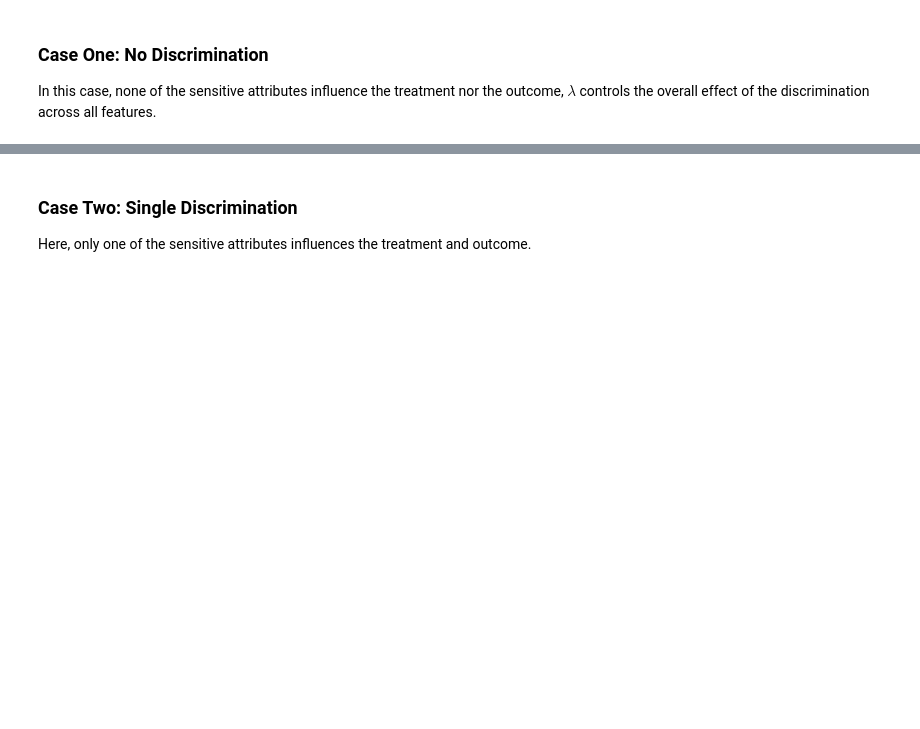
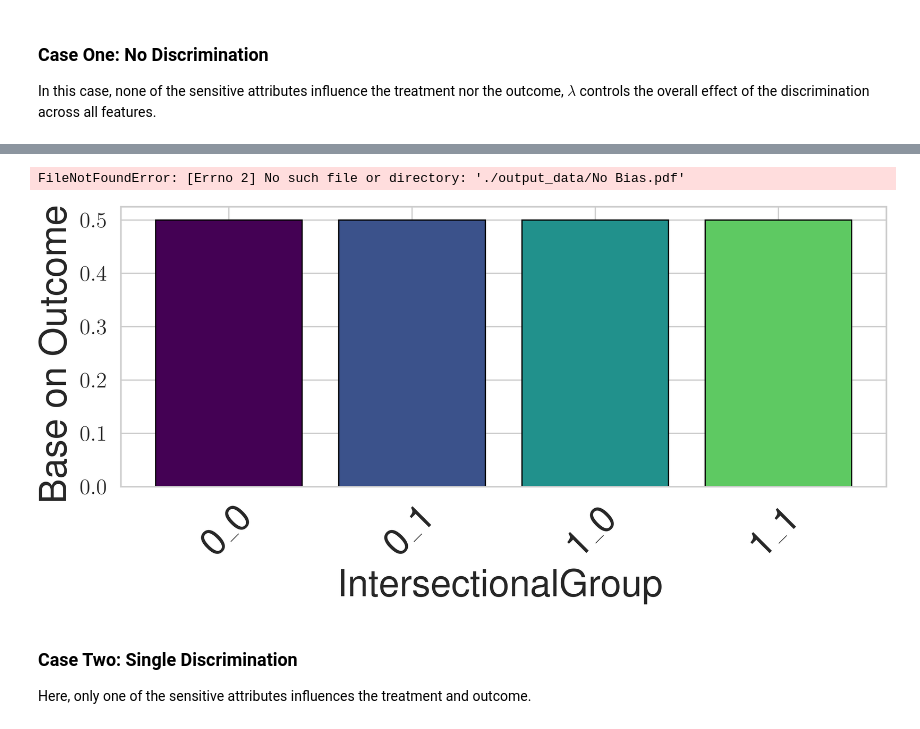
Before and after one commit to KANUBALAD/On-the-Misalignment-Between-Legal-Notions-and-Statistical-Metrics-of-Intersectional-Fairness, a Jupyter notebook: Notebooks/01_data_inspection.ipynb, the cells around one changed output, grey strips where cells are left out. Cells and saved outputs as stored; diff of their text form; code cells hidden in the pictures; blank space fills up the shorter version.

Commit message:
edited data inspection

```diff
--- a/Notebooks/01_data_inspection.ipynb
+++ b/Notebooks/01_data_inspection.ipynb
@@ -87,5 +112,8 @@ generator_no_discri.measure_discrimination(data_df_no_discr, data_name = 'No Bia
 # %%
-thresholding(result_no_discr, group_by=None, data_name='No Bias')
+plots.thresholding(result_no_discr, group_by=None, data_name='No Bias')
+# %% [output]
+FileNotFoundError: [Errno 2] No such file or directory: './output_data/No Bias.pdf'
+[figure, added]
 # %% [markdown]
 ### Case Two: Single Discrimination
 
```
Also changed, not shown: parts of 4 cells of this notebook, 3 other files.
